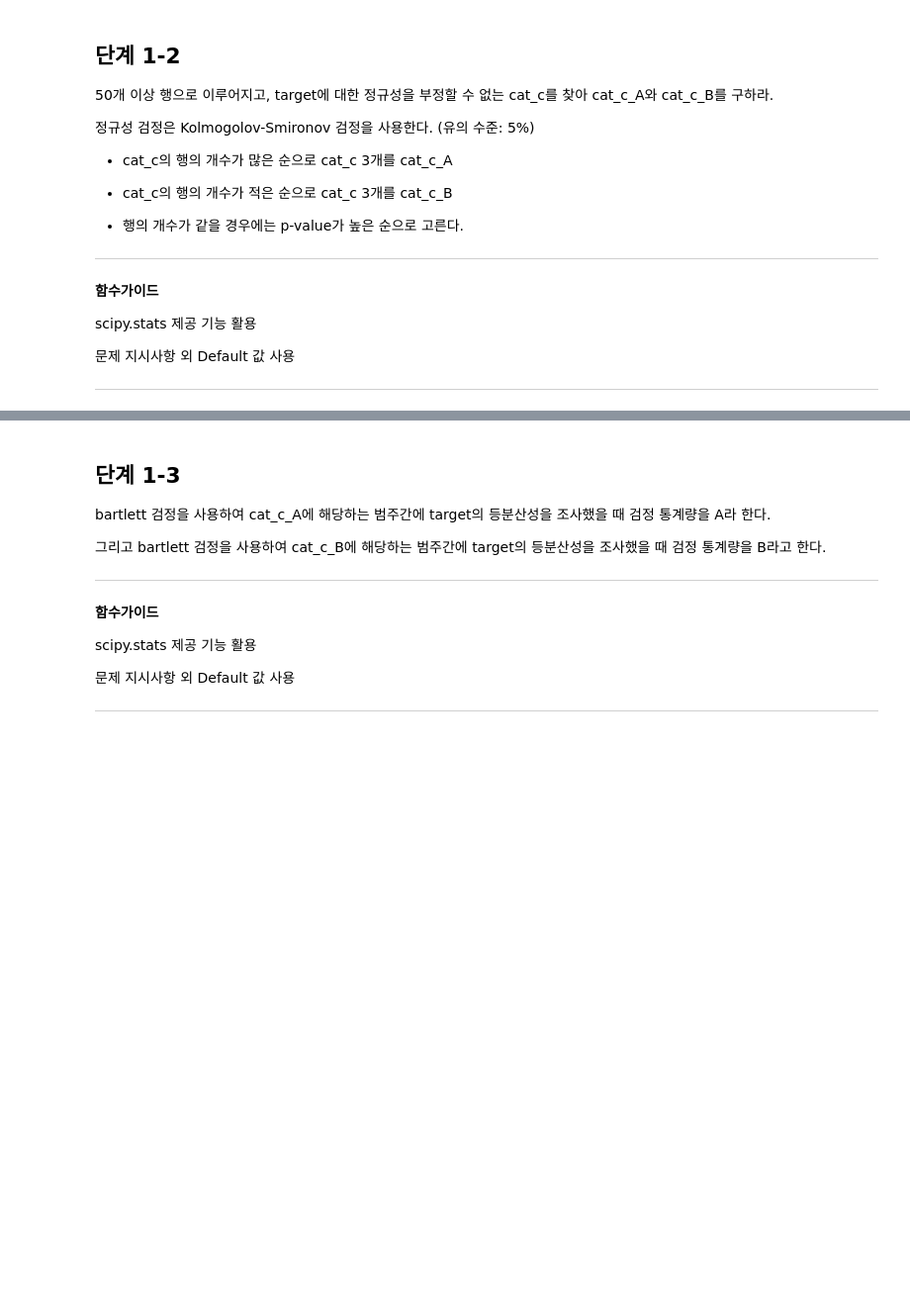
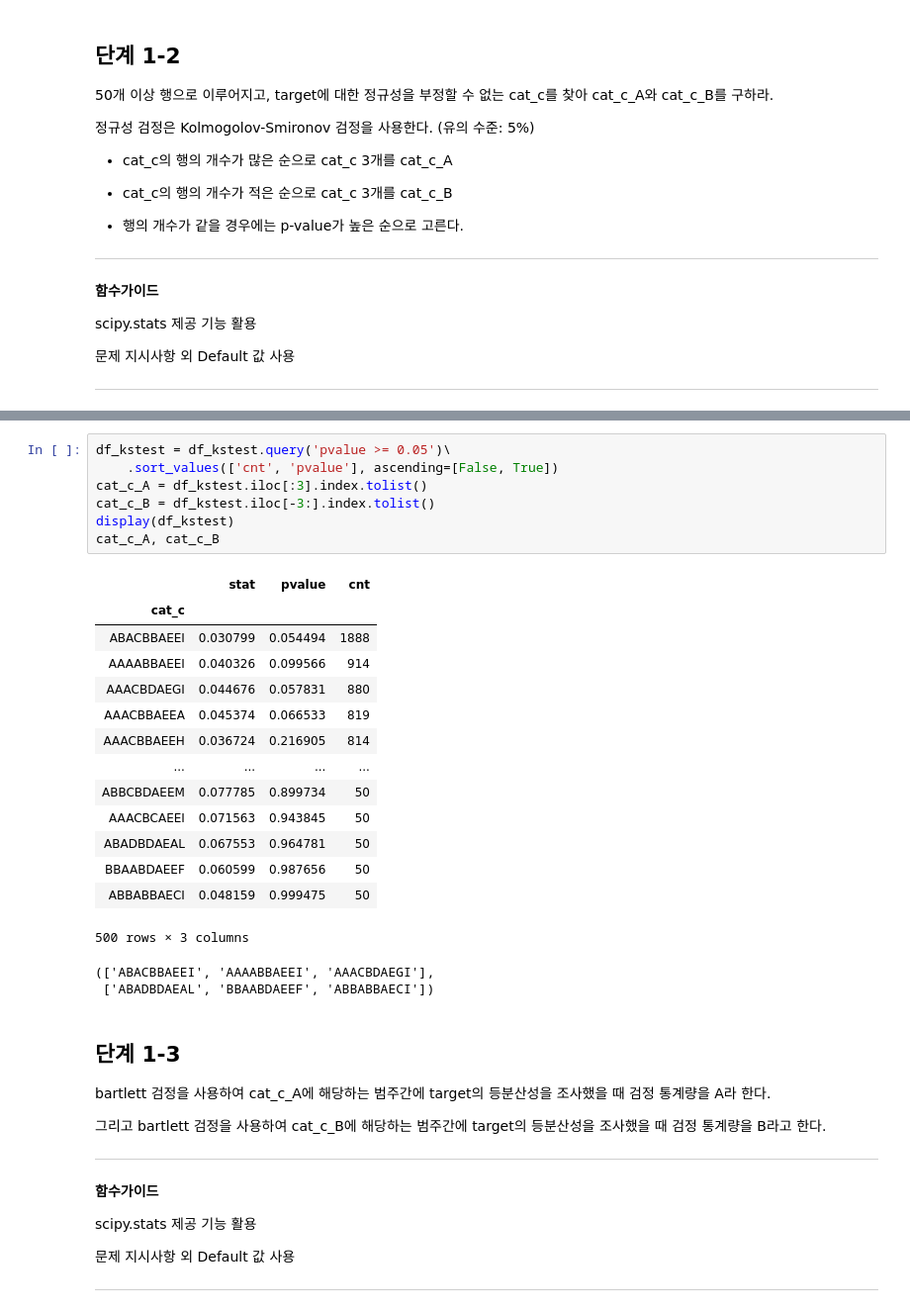
Before and after one commit to sunkusun9/DS_lv3_2408, a Jupyter notebook: sec_ds_lv3_prob2_prob.ipynb, the cells around one changed output, grey strips where cells are left out. Shown: that part at 99% size. Saved outputs shown, nothing was run; the diff lists cells and outputs as text; blank space fills up the shorter version.

```diff
--- a/sec_ds_lv3_prob2_prob.ipynb
+++ b/sec_ds_lv3_prob2_prob.ipynb
@@ -360,3 +510,27 @@ scipy.stats 제공 기능 활용
+# %%
+df_kstest = df_kstest.query('pvalue >= 0.05')\
+    .sort_values(['cnt', 'pvalue'], ascending=[False, True])
+cat_c_A = df_kstest.iloc[:3].index.tolist()
+cat_c_B = df_kstest.iloc[-3:].index.tolist()
+display(df_kstest)
+cat_c_A, cat_c_B
+# %% [output]
+|  | stat | pvalue | cnt |
+| cat_c |  |  |  |
+| ABACBBAEEI | 0.030799 | 0.054494 | 1888 |
+| AAAABBAEEI | 0.040326 | 0.099566 | 914 |
+| AAACBDAEGI | 0.044676 | 0.057831 | 880 |
+| AAACBBAEEA | 0.045374 | 0.066533 | 819 |
+| AAACBBAEEH | 0.036724 | 0.216905 | 814 |
+| ... | ... | ... | ... |
+| ABBCBDAEEM | 0.077785 | 0.899734 | 50 |
+| AAACBCAEEI | 0.071563 | 0.943845 | 50 |
+| ABADBDAEAL | 0.067553 | 0.964781 | 50 |
+| BBAABDAEEF | 0.060599 | 0.987656 | 50 |
+| ABBABBAECI | 0.048159 | 0.999475 | 50 |
+500 rows × 3 columns
+(['ABACBBAEEI', 'AAAABBAEEI', 'AAACBDAEGI'],
+ ['ABADBDAEAL', 'BBAABDAEEF', 'ABBABBAECI'])
 # %% [markdown]
 ## 단계 1-3
 
```
Also changed, not shown: parts of 42 cells of this notebook.
